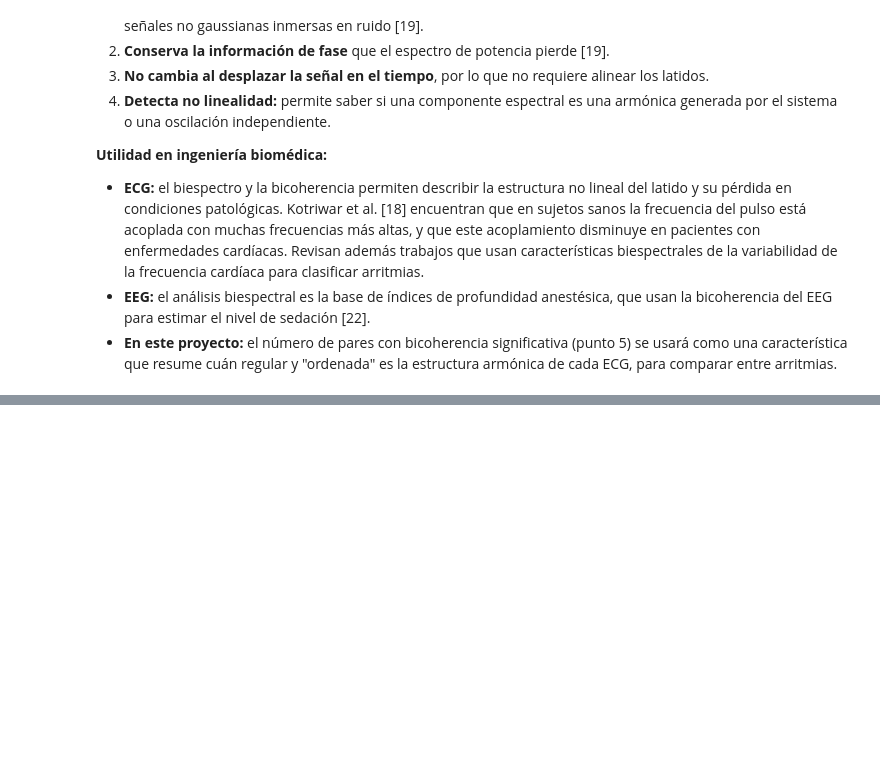
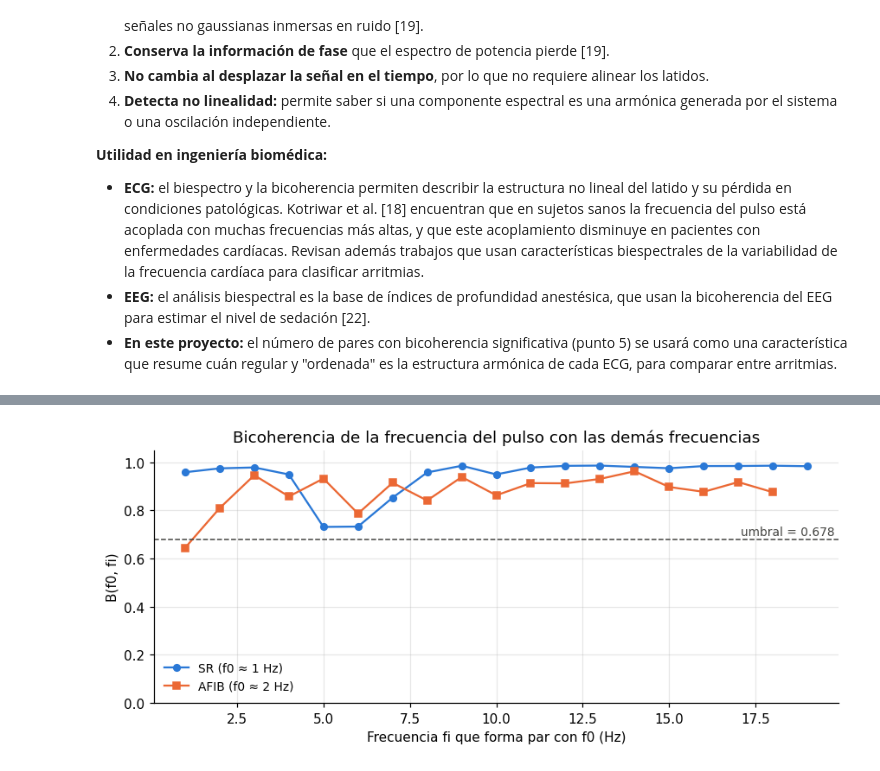
Before and after one commit to Valengaob/Biosenales20262, a Jupyter notebook: Proyecto/Proyecto1_ECG_Arritmias.ipynb, the cells around one changed output, grey strips where cells are left out. Saved outputs shown, nothing was run; the diff lists cells and outputs as text; code cells hidden in the pictures; blank space fills up the shorter version.

```diff
--- a/Proyecto/Proyecto1_ECG_Arritmias.ipynb
+++ b/Proyecto/Proyecto1_ECG_Arritmias.ipynb
@@ -1353,0 +1588,12 @@ y su versión normalizada, la **bicoherencia**, toma valores entre 0 y 1 e indic
+# %%
+filas = []
+for ritmo, x in senales.items():
+    r = contar_bicoherencia_significativa(preprocesar(x))
+    r["Ritmo"] = ritmo
+    r["FC del equipo (Hz)"] = fc_ref[EJEMPLOS[ritmo]] / 60
+    filas.append(r)
+
+tabla_sfsb = pd.DataFrame(filas).set_index("Ritmo")
+tabla_sfsb["% signif."] = (100 * tabla_sfsb["sFSB"] / tabla_sfsb["pares"]).round(1)
+tabla_sfsb["% signif. con f0"] = (100 * tabla_sfsb["sFSB con f0"] / tabla_sfsb["pares con f0"]).round(1)
+tabla_sfsb.round(3).T          # .T muestra la tabla traspuesta (más fácil de leer)
@@ -1353,0 +1613,23 @@ y su versión normalizada, la **bicoherencia**, toma valores entre 0 y 1 e indic
+# %%
+fig, ax = plt.subplots(figsize=(8, 3.6))
+for (ritmo, x), color, marca in zip(senales.items(), ["#2a78d6", "#eb6834"], ["o", "s"]):
+    s = preprocesar(x)
+    f, _, B, N = biespectro_bicoherencia(s)
+    k0 = np.argmin(np.abs(f - estimar_f0(s)))
+    # B(f0, fi): se toma la columna k0 y, donde está fuera del triángulo, la fila k0
+    Bf0 = np.where(np.isnan(B[:, k0]), B[k0, :], B[:, k0])
+    ok = ~np.isnan(Bf0)
+    ax.plot(f[ok], Bf0[ok], marker=marca, markersize=5, lw=1.5, color=color,
+            label=f"{ritmo} (f0 ≈ {f[k0]:.0f} Hz)")
+
+u = umbral_bicoherencia(N)
+ax.axhline(u, color="#444441", ls="--", lw=1)
+ax.text(19.8, u + 0.02, f"umbral = {u:.3f}", ha="right", fontsize=9, color="#444441")
+ax.set_xlabel("Frecuencia fi que forma par con f0 (Hz)"); ax.set_ylabel("B(f0, fi)")
+ax.set_ylim(0, 1.05)
+ax.set_title("Bicoherencia de la frecuencia del pulso con las demás frecuencias")
+ax.legend(frameon=False, fontsize=9, loc="lower left")
+ax.spines[["top", "right"]].set_visible(False); ax.grid(alpha=0.3)
+plt.tight_layout(); plt.show()
+# %% [output]
+[figure, added]
```
Also changed, not shown: parts of 62 cells of this notebook, 1 other file.
